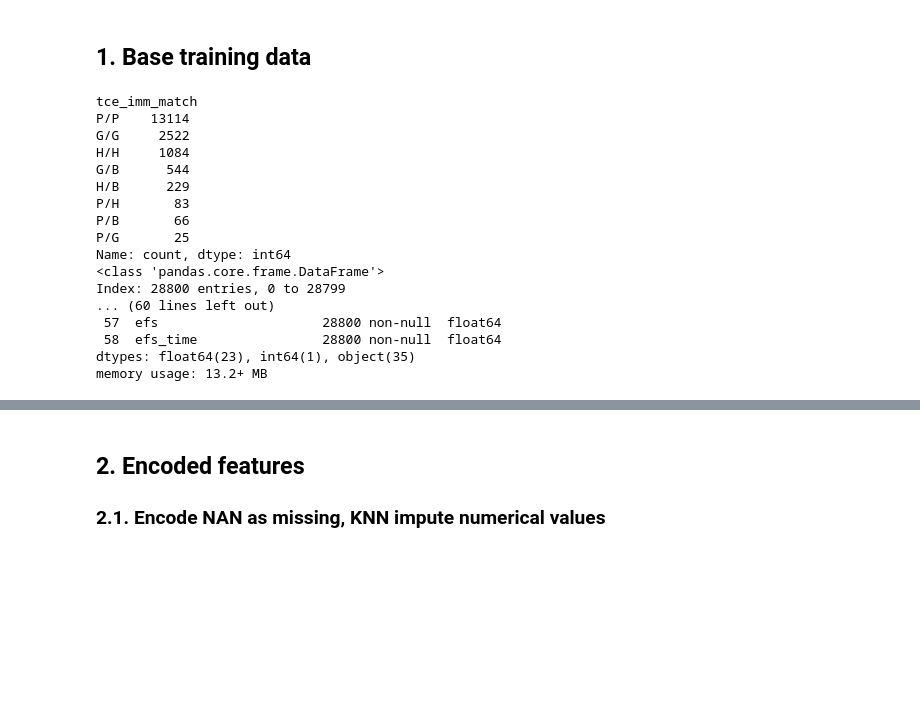
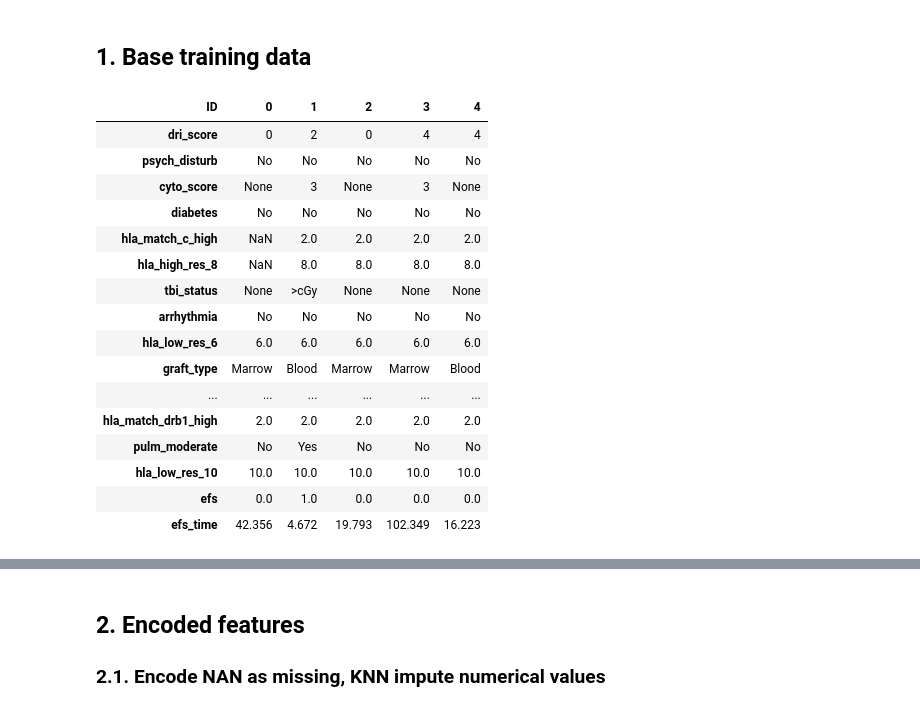
Before and after one commit to gperdrizet/HSCT_survival, a Jupyter notebook: notebooks/02.1-data_cleaning_encoding.ipynb, the cells around one changed output, grey strips where cells are left out. Saved outputs shown, nothing was run; the diff lists cells and outputs as text; code cells hidden in the pictures; blank space fills up the shorter version.

```diff
--- a/notebooks/02.1-data_cleaning_encoding.ipynb
+++ b/notebooks/02.1-data_cleaning_encoding.ipynb
@@ -89,39 +62,24 @@ True categorical features
 # %% [markdown]
 ## 1. Base training data
-# %%
-# Load the datasets
-data_df=pd.read_csv(training_file)
-
-print(data_df['tce_imm_match'].value_counts())
-
-# Set the ID column as the index
-data_df.set_index('ID', drop=True, inplace=True)
-
-# Translate categorical ordinal to numerical ordinal
-for feature, translation_dict in feature_value_translation_dicts.items():
-    data_df.replace(translation_dict, inplace=True)
-
-# Translate missing value string to np.nan
-data_df.replace(nan_placeholders_dict, inplace=True)
-
-# Save
-data_df.to_parquet(data_df_file)
-data_df.info()
-# %% [output]
-tce_imm_match
-P/P    13114
-G/G     2522
-H/H     1084
-G/B      544
-H/B      229
-P/H       83
-P/B       66
-P/G       25
-Name: count, dtype: int64
-<class 'pandas.core.frame.DataFrame'>
-Index: 28800 entries, 0 to 28799
-... (60 lines left out)
- 57  efs                     28800 non-null  float64
- 58  efs_time                28800 non-null  float64
-dtypes: float64(23), int64(1), object(35)
-memory usage: 13.2+ MB
+# %%
+# Load the datasets
+data_df=pd.read_parquet(translated_features_file)
+data_df.head().transpose()
+# %% [output]
+| ID | 0 | 1 | 2 | 3 | 4 |
+| dri_score | 0 | 2 | 0 | 4 | 4 |
+| psych_disturb | No | No | No | No | No |
+| cyto_score | None | 3 | None | 3 | None |
+| diabetes | No | No | No | No | No |
+| hla_match_c_high | NaN | 2.0 | 2.0 | 2.0 | 2.0 |
+| hla_high_res_8 | NaN | 8.0 | 8.0 | 8.0 | 8.0 |
+| tbi_status | None | >cGy | None | None | None |
+| arrhythmia | No | No | No | No | No |
+| hla_low_res_6 | 6.0 | 6.0 | 6.0 | 6.0 | 6.0 |
+| graft_type | Marrow | Blood | Marrow | Marrow | Blood |
+| ... | ... | ... | ... | ... | ... |
+| hla_match_drb1_high | 2.0 | 2.0 | 2.0 | 2.0 | 2.0 |
+| pulm_moderate | No | Yes | No | No | No |
+| hla_low_res_10 | 10.0 | 10.0 | 10.0 | 10.0 | 10.0 |
+| efs | 0.0 | 1.0 | 0.0 | 0.0 | 0.0 |
+| efs_time | 42.356 | 4.672 | 19.793 | 102.349 | 16.223 |
```
Also changed, not shown: parts of 9 cells of this notebook.
